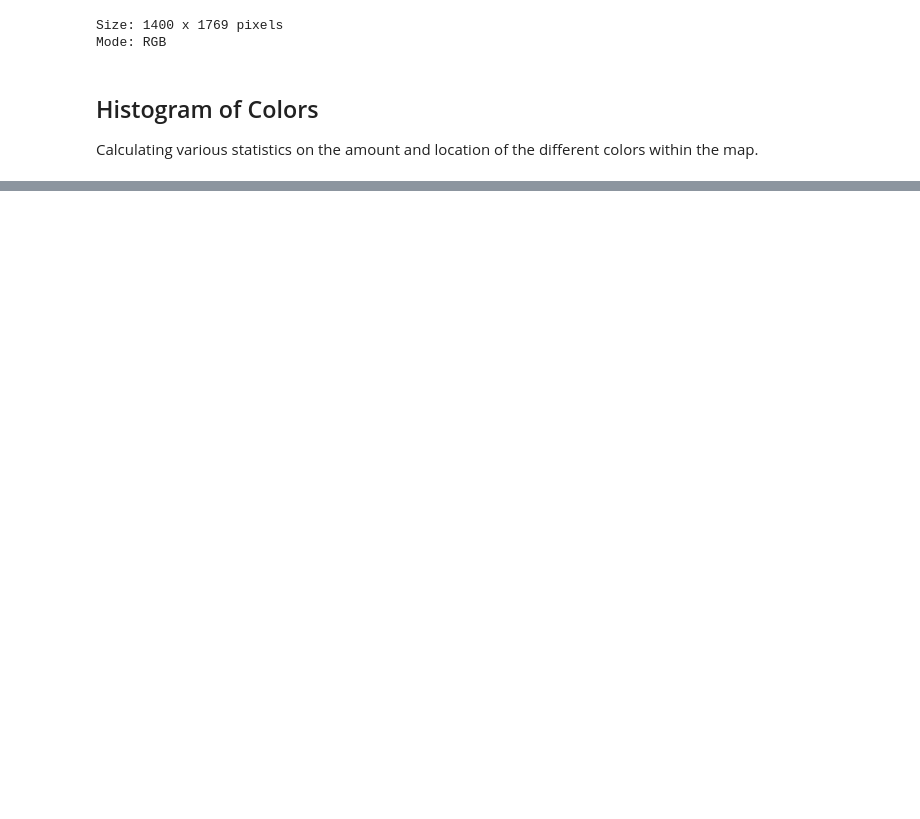
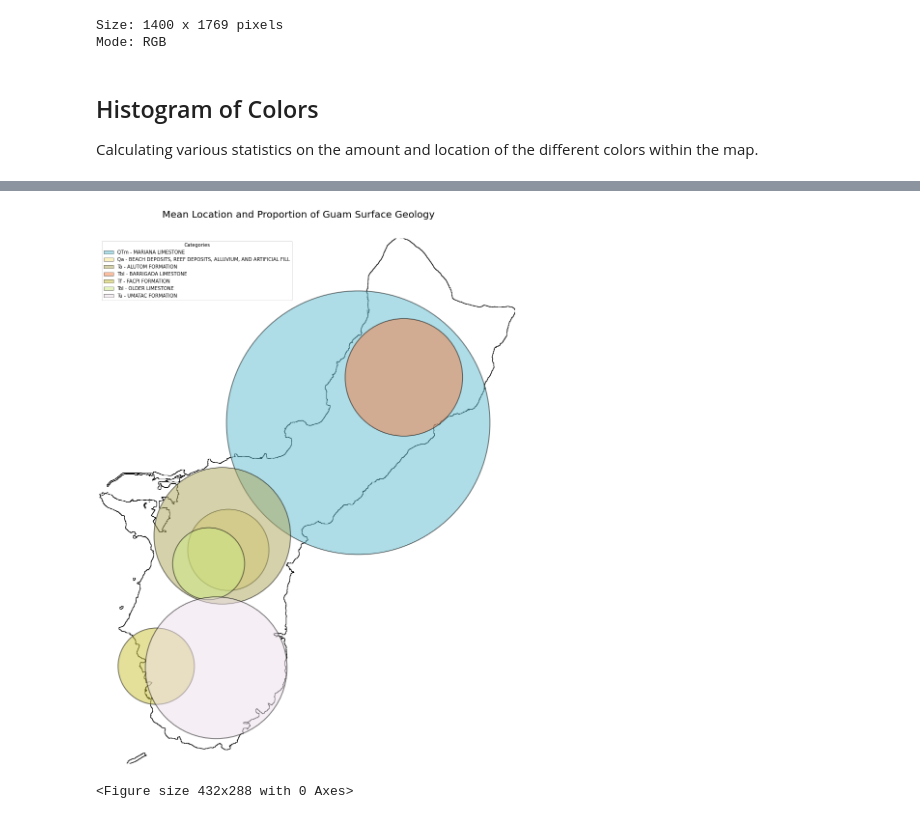
Before and after one commit to Shutch/30-day-chart-2022, a Jupyter notebook: 7/day7.ipynb, the cells around one changed output, grey strips where cells are left out. Saved outputs shown, nothing was run; the diff lists cells and outputs as text; code cells hidden in the pictures; blank space fills up the shorter version.

```diff
--- a/7/day7.ipynb
+++ b/7/day7.ipynb
@@ -166,0 +176,53 @@ plt.show()
+# %%
+from matplotlib import patches
+
+x_mean = df.groupby(by='Category').mean()['X']
+y_mean = df.groupby(by='Category').mean()['Y']
+
+size_factor = 1
+size = df.groupby(by='Category').count()['X'] * size_factor
+
+figsize = (20, 20)
+fig, ax = plt.subplots(figsize=figsize)
+
+filename = 'outline.png'
+img = mpimg.imread(filename)
+ax.imshow(img)
+scatter = plt.scatter(x_mean,
+                      y_mean,
+                      s=size,
+                      c=colors,
+                      label=labels,
+                      edgecolors="#000000",
+                      linewidths=2,
+                      alpha=0.5)
+
+# Some manual legend making
+circles = []
+for i, c in enumerate(colors):
+    circles.append(patches.Circle(xy=(0, 0),
+                                  radius=1,
+                                  fc=c,
+                                  ec="#000000",
+                                  alpha=0.5))
+
+# Combining label names and descriptions for legend
+legend_labels = [f"{k} - {v['description']}" for k, v in categories.items()]
+ax.legend(circles, legend_labels, loc="upper left", title="Categories")
+
+# removing common and unwanted axis and spines
+ax.spines['top'].set_visible(False)
+ax.spines['right'].set_visible(False)
+ax.spines['left'].set_visible(False)
+ax.spines['bottom'].set_visible(False)
+ax.xaxis.set_visible(False)
+ax.yaxis.set_visible(False)
+
+plt.suptitle("Mean Location and Proportion of Guam Surface Geology",
+             y=.92,
+             fontsize=20)
+
+plt.show()
+# %% [output]
+[figure, added]
+<Figure size 432x288 with 0 Axes>
```
Also changed, not shown: parts of 7 cells of this notebook, 6 other files.
